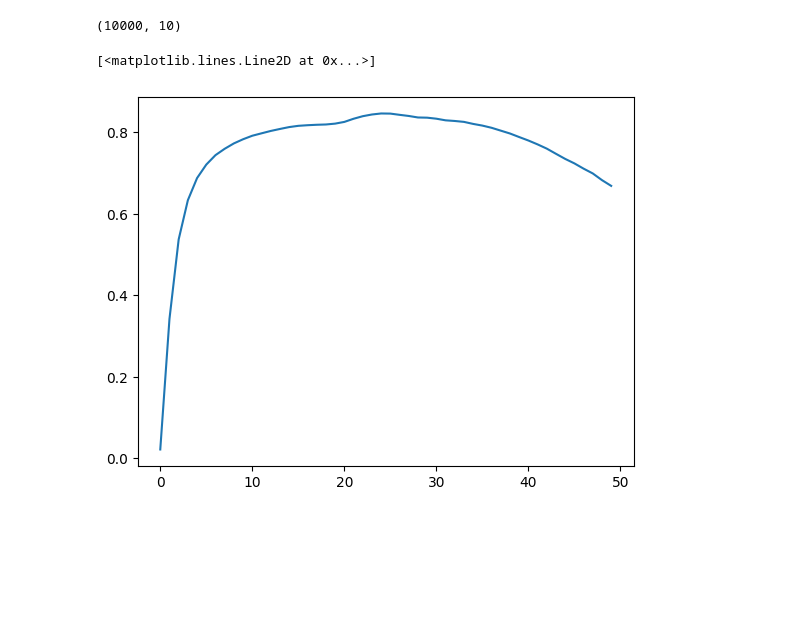
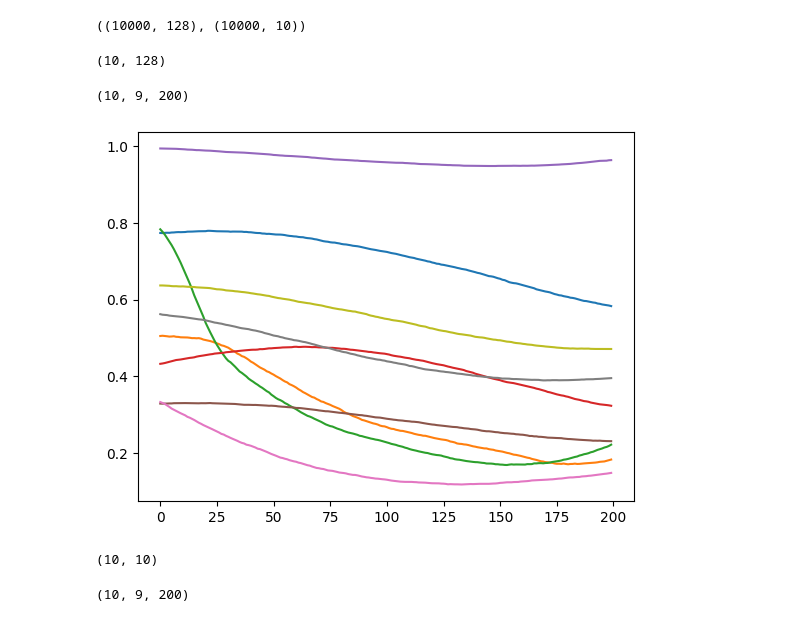
Before and after one commit to Janko-dev/data_analysis_and_machine_learning, a Jupyter notebook: notebooks/spotlight_resonance_method.ipynb, the cells around one changed output. Cells and saved outputs as stored; diff of their text form; code cells hidden in the pictures; blank space fills up the shorter version.

```diff
--- a/notebooks/spotlight_resonance_method.ipynb
+++ b/notebooks/spotlight_resonance_method.ipynb
@@ -164,7 +147,8 @@ test_loss, test_acc / len(test)
-# %%
-logits = model.logits.detach().cpu().numpy()
-
-logits.shape
-# %% [output]
-(10000, 10)
+# %%
+z1 = model.z1.detach().cpu().numpy()
+z2 = model.z2.detach().cpu().numpy()
+
+z1.shape, z2.shape
+# %% [output]
+((10000, 128), (10000, 10))
 # %%
@@ -188,13 +172,55 @@ def SRM(thetas, DL, eps, alpha, beta):
 
     freqs = np.sum((DL @ R_ij @ bi) >= eps, axis=1) / DL.shape[0]
     return freqs
+# %%
+from sklearn.decomposition import PCA
+
+m = 10 #z1.shape[1]
+
+pca = PCA(n_components=m)
+pca.fit(z1)
+
+pca.components_.shape
+# %% [output]
+(10, 128)
 # %%
-thetas = np.linspace(0.1, 2*np.pi, 50)
-eps = 0.9
-alpha, beta = 0, 1
+from tqdm import tqdm
 
-freqs = SRM(thetas, logits, eps, alpha, beta)
-plt.plot(freqs)
+thetas = np.linspace(0.1, 2*np.pi, 200)
+eps = 0.001
+
+freqs = []
+
+for alpha in tqdm(range(m)):
+
+    per_logit = []
+
+    for beta in tqdm(range(m)):
+
+        if alpha == beta: continue
+
+        per_logit.append(SRM(thetas, z1, eps, pca.components_[alpha], pca.components_[beta]))
+
+    freqs.append(per_logit)
-# %% [output]
-[<matplotlib.lines.Line2D at 0x...>]
-[figure, removed]
+# %%
+per_logit_freqs = np.stack(freqs)
+
+per_logit_freqs.shape
+# %% [output]
+(10, 9, 200)
+# %%
+plt.plot(per_logit_freqs[4].T)
+plt.show()
+# %% [output]
+[figure, added]
+# %%
+from sklearn.decomposition import PCA
+
+m = 10 #z1.shape[1]
+
+pca = PCA(n_components=m)
+pca.fit(z2)
+
+pca.components_.shape
+# %% [output]
+(10, 10)
@@ -200,0 +246,6 @@ plt.plot(freqs)
+# %%
+per_logit_freqs = np.stack(freqs)
+
+per_logit_freqs.shape
+# %% [output]
+(10, 9, 200)
```
Also changed, not shown: parts of 10 cells of this notebook, 6 other files.
